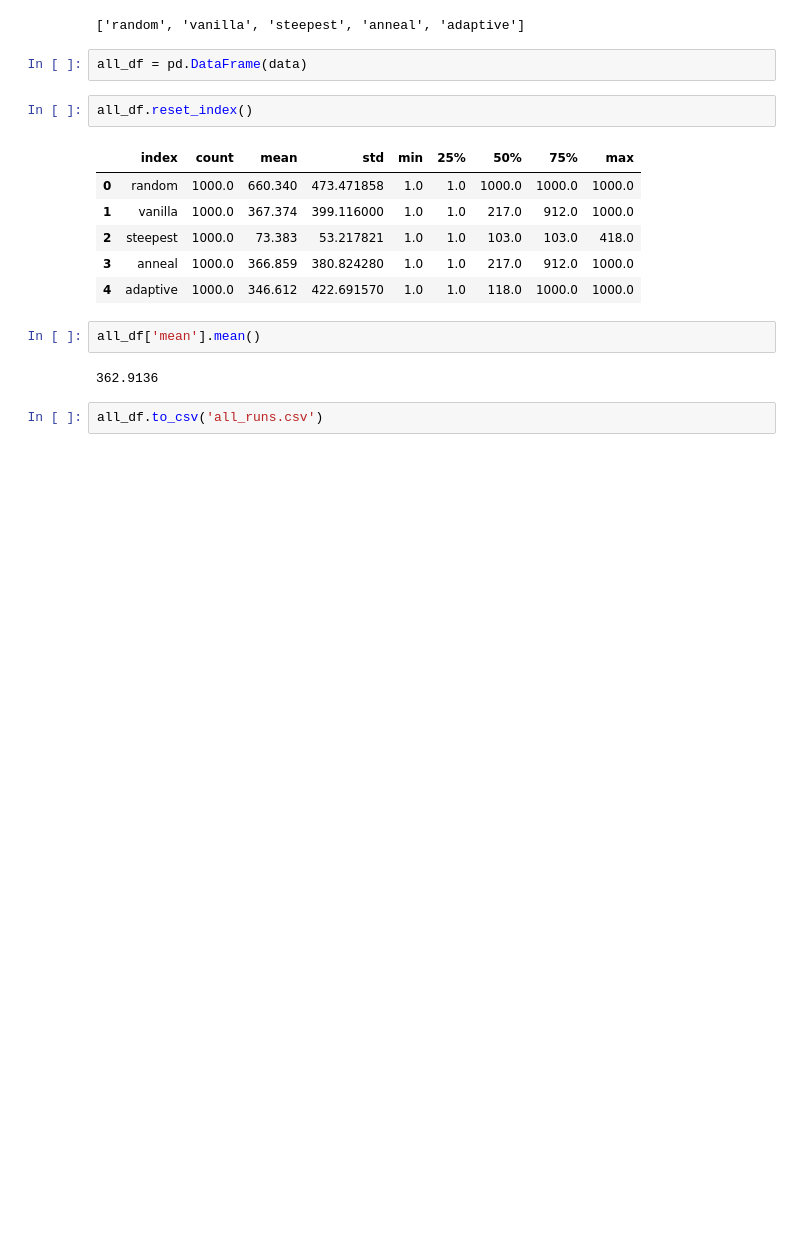
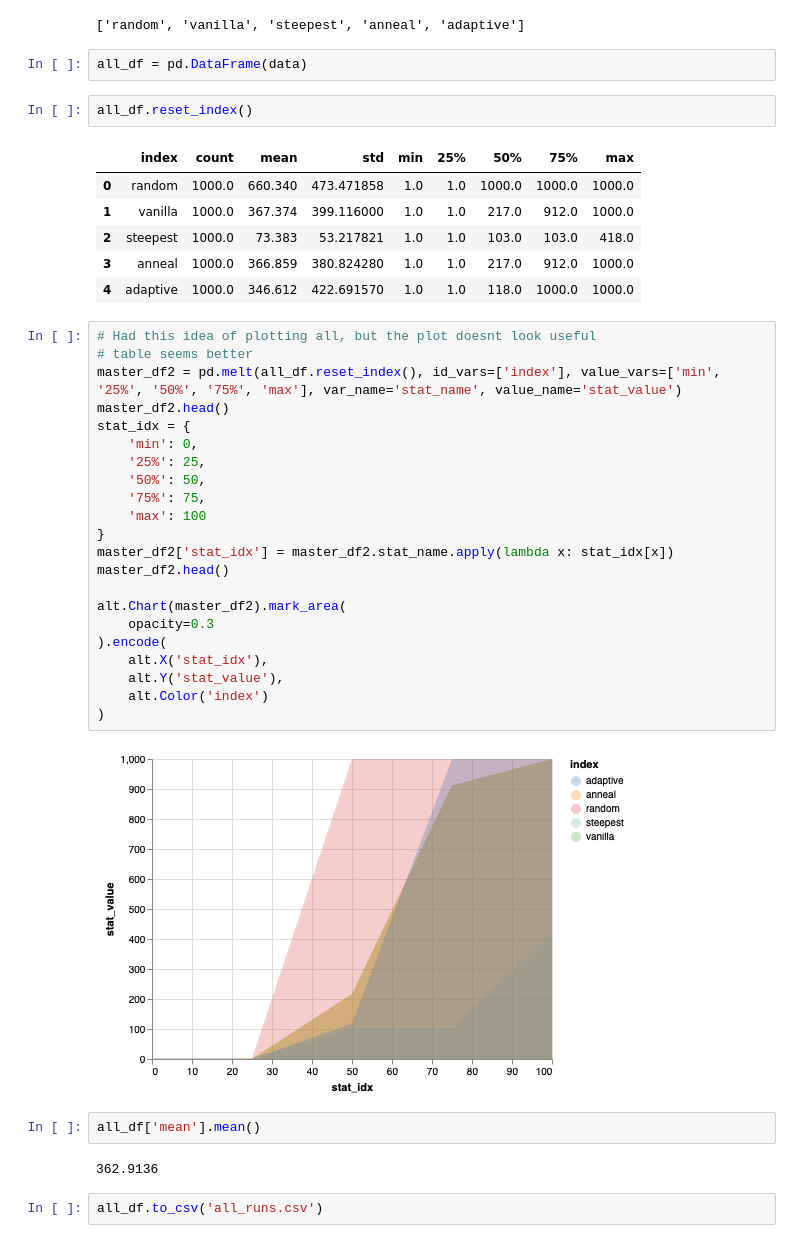
Before and after one commit to katnoria/hill-climbing-agents, a Jupyter notebook: notebooks/analyse.ipynb, the cells around one changed output. Saved outputs shown, nothing was run; the diff lists cells and outputs as text; blank space fills up the shorter version.

```diff
--- a/notebooks/analyse.ipynb
+++ b/notebooks/analyse.ipynb
@@ -527,6 +576,30 @@ all_df.reset_index()
 | 2 | steepest | 1000.0 | 73.383 | 53.217821 | 1.0 | 1.0 | 103.0 | 103.0 | 418.0 |
 | 3 | anneal | 1000.0 | 366.859 | 380.824280 | 1.0 | 1.0 | 217.0 | 912.0 | 1000.0 |
 | 4 | adaptive | 1000.0 | 346.612 | 422.691570 | 1.0 | 1.0 | 118.0 | 1000.0 | 1000.0 |
+# %%
+# Had this idea of plotting all, but the plot doesnt look useful
+# table seems better
+master_df2 = pd.melt(all_df.reset_index(), id_vars=['index'], value_vars=['min', '25%', '50%', '75%', 'max'], var_name='stat_name', value_name='stat_value')
+master_df2.head()
+stat_idx = {
+    'min': 0,
+    '25%': 25,
+    '50%': 50,
+    '75%': 75,
+    'max': 100
+}
+master_df2['stat_idx'] = master_df2.stat_name.apply(lambda x: stat_idx[x])
+master_df2.head()
+
+alt.Chart(master_df2).mark_area(
+    opacity=0.3
+).encode(
+    alt.X('stat_idx'),
+    alt.Y('stat_value'),
+    alt.Color('index')
+)
+# %% [output]
+[figure, added]
 # %%
 all_df['mean'].mean()
 # %% [output]
```
Also changed, not shown: parts of 18 cells of this notebook, 1 other file.
